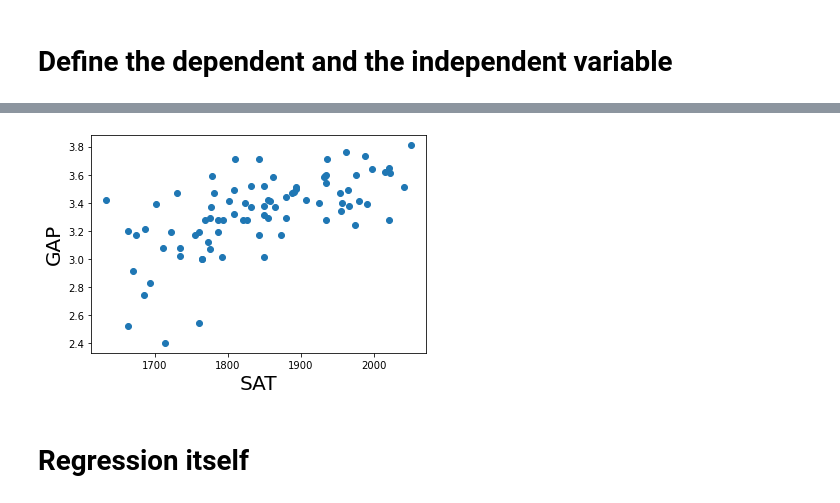
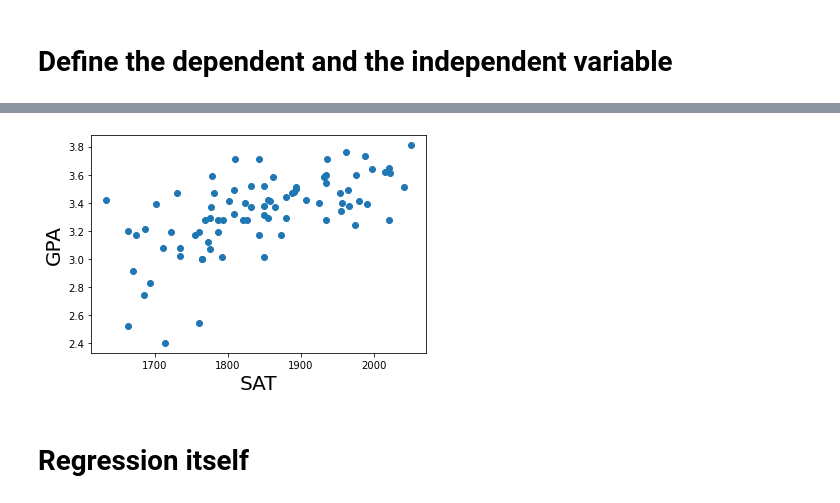
Before and after one commit to MarcoAndanaO/Work-Repository, a Jupyter notebook: Modelos/Modelo Lineal Curso.ipynb, the cells around one changed output, grey strips where cells are left out. Cells and saved outputs as stored; diff of their text form; code cells hidden in the pictures.

```diff
--- a/Modelos/Modelo Lineal Curso.ipynb
+++ b/Modelos/Modelo Lineal Curso.ipynb
@@ -48,9 +65,9 @@ x1 = data ['SAT']
 # %%
 plt.scatter(x1,y)
 plt.xlabel('SAT', fontsize=20)
-plt.ylabel('GAP', fontsize=20)
+plt.ylabel('GPA', fontsize=20)
 plt.show()
 # %% [output]
-[figure, old version]
+[figure, new version]
 # %% [markdown]
 # Regression itself
```
Also changed, not shown: parts of 4 cells of this notebook.
